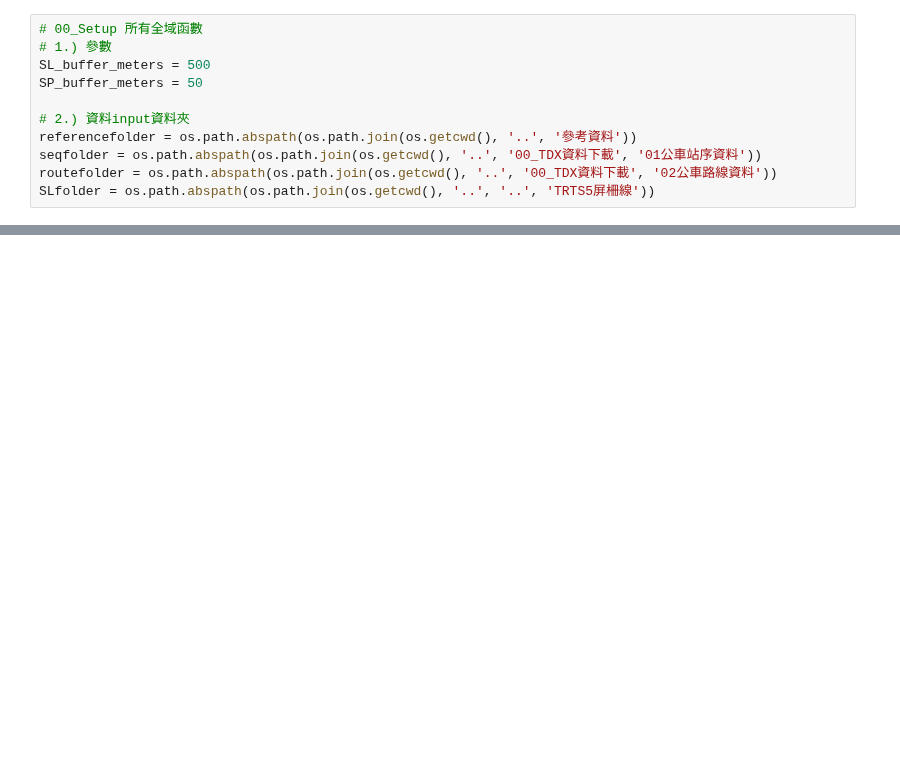
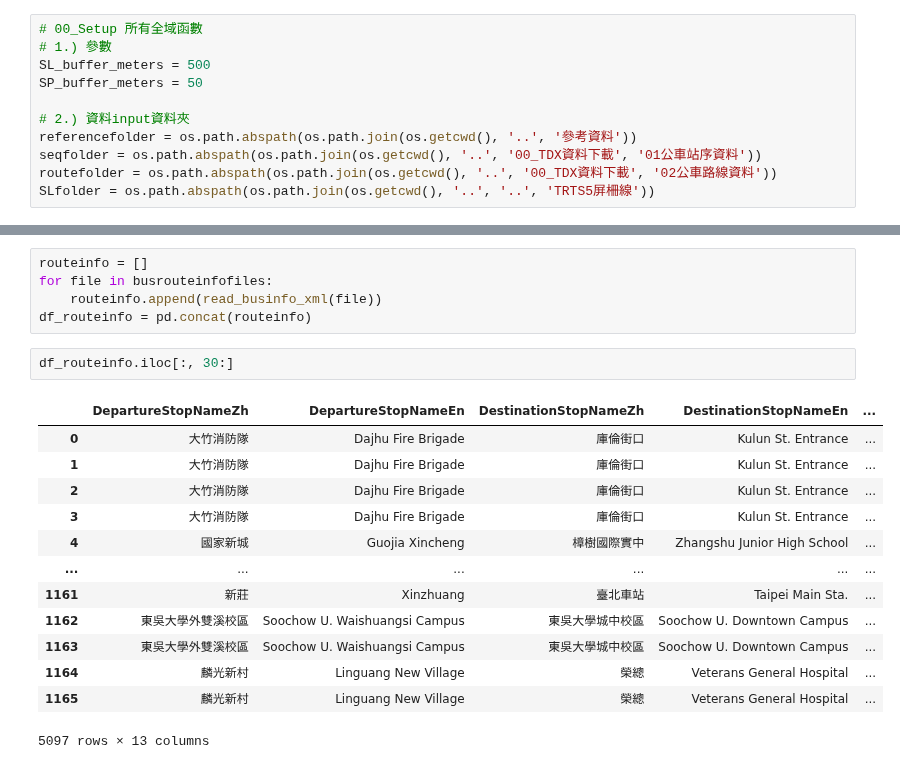
Before and after one commit to KaiChiehKJ/THI-6800-BusTicket, a Jupyter notebook: 04_SelectSegment.ipynb, the cells around one changed output, grey strips where cells are left out. Cells and saved outputs as stored; diff of their text form; blank space fills up the shorter version.

```diff
--- a/04_SelectSegment.ipynb
+++ b/04_SelectSegment.ipynb
@@ -261,0 +766,21 @@ route_in_buffer = gpd.sjoin(gdf_routepair,
+# %%
+routeinfo = []
+for file in busrouteinfofiles:
+    routeinfo.append(read_businfo_xml(file))
+df_routeinfo = pd.concat(routeinfo)
+# %%
+df_routeinfo.iloc[:, 30:]
+# %% [output]
+|  | DepartureStopNameZh | DepartureStopNameEn | DestinationStopNameZh | DestinationStopNameEn | ... |
+| 0 | 大竹消防隊 | Dajhu Fire Brigade | 庫倫街口 | Kulun St. Entrance | ... |
+| 1 | 大竹消防隊 | Dajhu Fire Brigade | 庫倫街口 | Kulun St. Entrance | ... |
+| 2 | 大竹消防隊 | Dajhu Fire Brigade | 庫倫街口 | Kulun St. Entrance | ... |
+| 3 | 大竹消防隊 | Dajhu Fire Brigade | 庫倫街口 | Kulun St. Entrance | ... |
+| 4 | 國家新城 | Guojia Xincheng | 樟樹國際實中 | Zhangshu Junior High School | ... |
+| ... | ... | ... | ... | ... | ... |
+| 1161 | 新莊 | Xinzhuang | 臺北車站 | Taipei Main Sta. | ... |
+| 1162 | 東吳大學外雙溪校區 | Soochow U. Waishuangsi Campus | 東吳大學城中校區 | Soochow U. Downtown Campus | ... |
+| 1163 | 東吳大學外雙溪校區 | Soochow U. Waishuangsi Campus | 東吳大學城中校區 | Soochow U. Downtown Campus | ... |
+| 1164 | 麟光新村 | Linguang New Village | 榮總 | Veterans General Hospital | ... |
+| 1165 | 麟光新村 | Linguang New Village | 榮總 | Veterans General Hospital | ... |
+5097 rows × 13 columns
```
Also changed, not shown: parts of 10 cells of this notebook.
